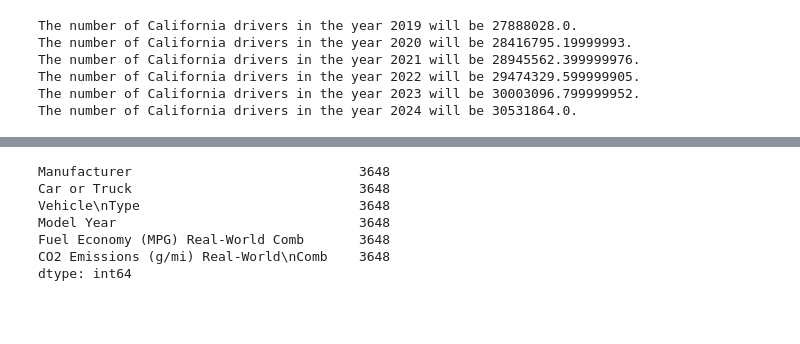
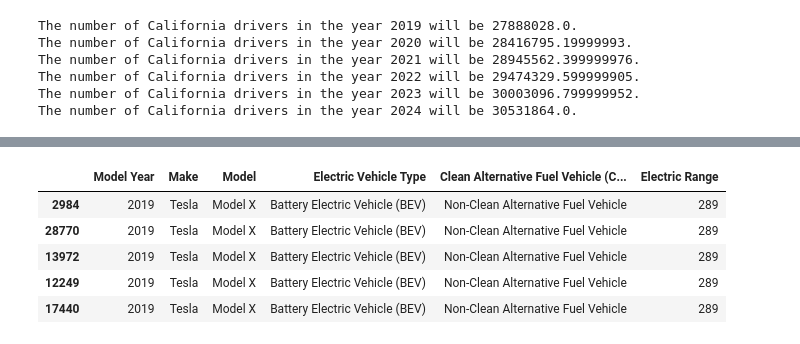
Before and after one commit to mdemarici/ev_project-, a Jupyter notebook: Data_Analytics/Cali_Pop_EC_Gas.ipynb, the cells around one changed output, grey strips where cells are left out. Cells and saved outputs as stored; diff of their text form; code cells hidden in the pictures; blank space fills up the shorter version.

```diff
--- a/Data_Analytics/Cali_Pop_EC_Gas.ipynb
+++ b/Data_Analytics/Cali_Pop_EC_Gas.ipynb
@@ -232,12 +250,11 @@ mpg_df.head()
-# %%
-# Drop all rows with missing values
-mpg_df = mpg_df.dropna(how='any')
-mpg_df.count()
-# %% [output]
-Manufacturer                             3648
-Car or Truck                             3648
-Vehicle\nType                            3648
-Model Year                               3648
-Fuel Economy (MPG) Real-World Comb       3648
-CO2 Emissions (g/mi) Real-World\nComb    3648
-dtype: int64
+# %%
+# Sort the data by highest range
+ec_range = ec_data.sort_values(["Electric Range"], ascending=False)
+ec_range.head()
+# %% [output]
+|  | Model Year | Make | Model | Electric Vehicle Type | Clean Alternative Fuel Vehicle (C... | Electric Range |
+| 2984 | 2019 | Tesla | Model X | Battery Electric Vehicle (BEV) | Non-Clean Alternative Fuel Vehicle | 289 |
+| 28770 | 2019 | Tesla | Model X | Battery Electric Vehicle (BEV) | Non-Clean Alternative Fuel Vehicle | 289 |
+| 13972 | 2019 | Tesla | Model X | Battery Electric Vehicle (BEV) | Non-Clean Alternative Fuel Vehicle | 289 |
+| 12249 | 2019 | Tesla | Model X | Battery Electric Vehicle (BEV) | Non-Clean Alternative Fuel Vehicle | 289 |
+| 17440 | 2019 | Tesla | Model X | Battery Electric Vehicle (BEV) | Non-Clean Alternative Fuel Vehicle | 289 |
```
Also changed, not shown: parts of 18 cells of this notebook, 10 other files.
